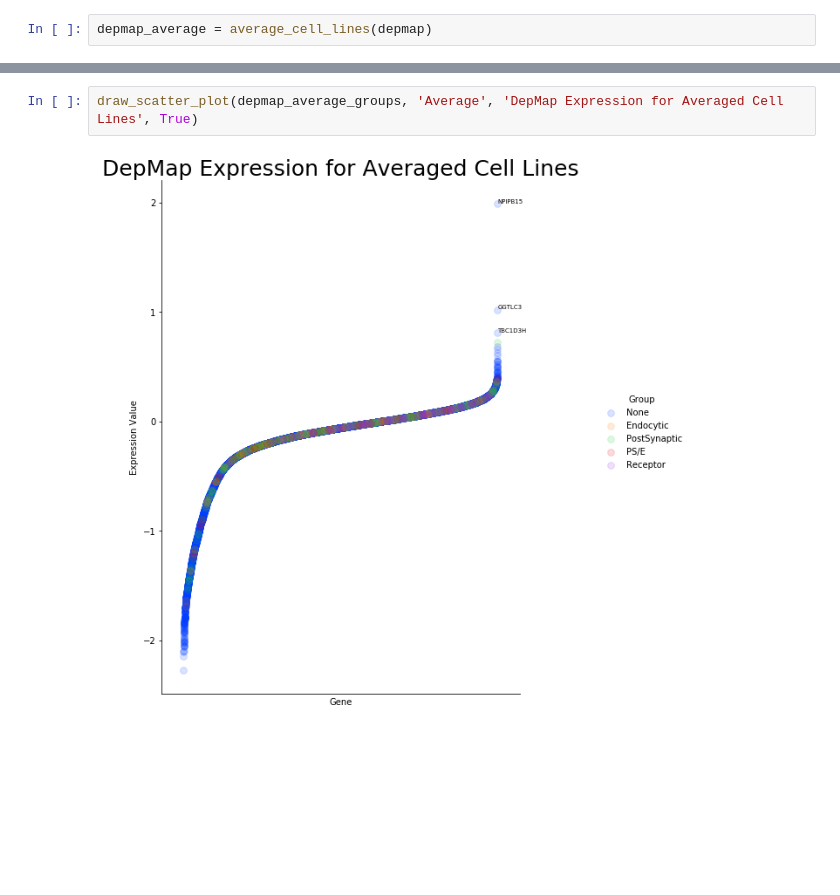
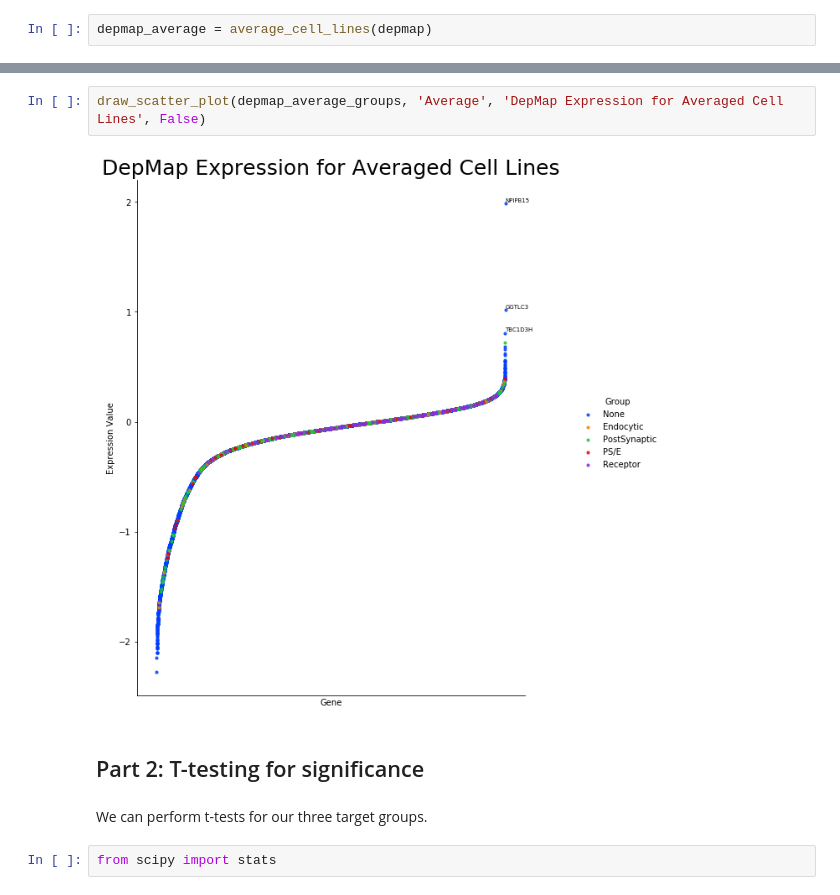
Before and after one commit to sophiaho/broad-work, a Jupyter notebook: crispr_screen.ipynb, the cells around one changed output, grey strips where cells are left out. Saved outputs shown, nothing was run; the diff lists cells and outputs as text; blank space fills up the shorter version.

Commit message:
scatter plots for crispr screen up

```diff
--- a/crispr_screen.ipynb
+++ b/crispr_screen.ipynb
@@ -245,4 +233,10 @@ depmap_average_groups
 # %%
-draw_scatter_plot(depmap_average_groups, 'Average', 'DepMap Expression for Averaged Cell Lines', True)
+draw_scatter_plot(depmap_average_groups, 'Average', 'DepMap Expression for Averaged Cell Lines', False)
 # %% [output]
-[figure, old version]
+[figure, new version]
+# %% [markdown]
+## Part 2: T-testing for significance
+# %% [markdown]
+We can perform t-tests for our three target groups.
+# %%
+from scipy import stats
```
Also changed, not shown: parts of 30 cells of this notebook.
